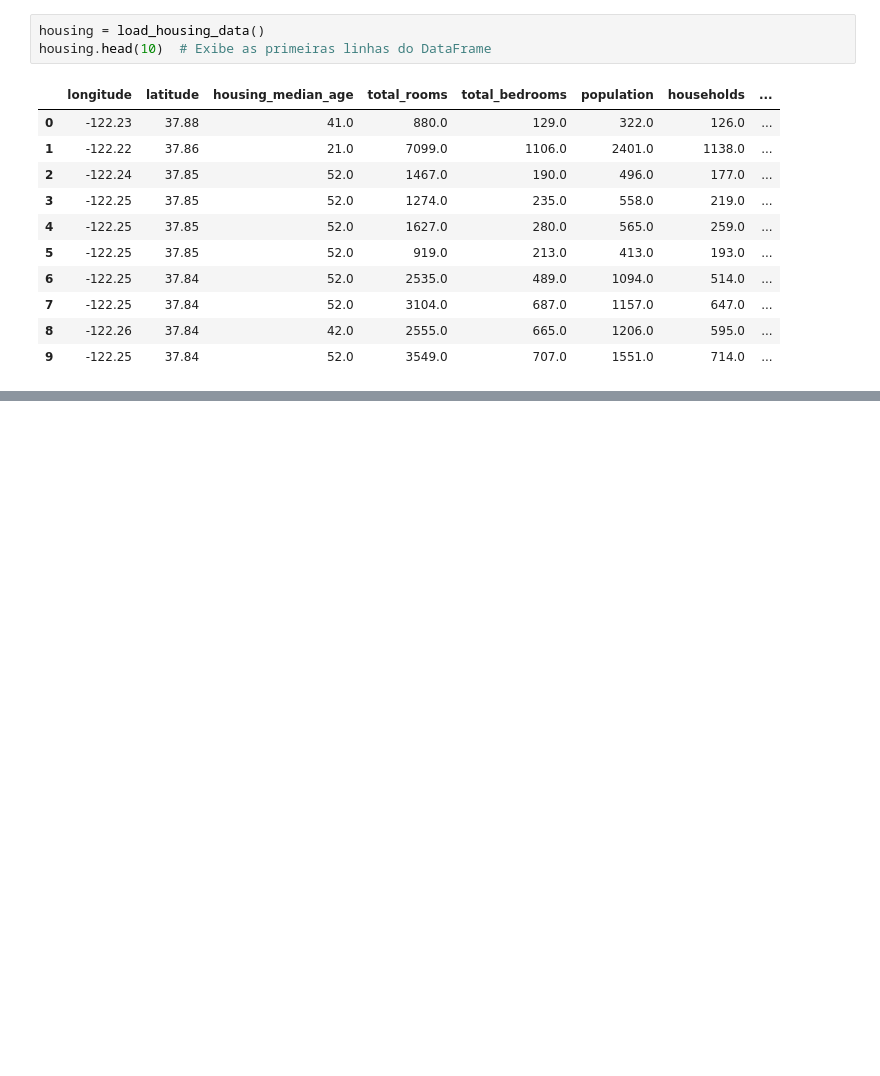
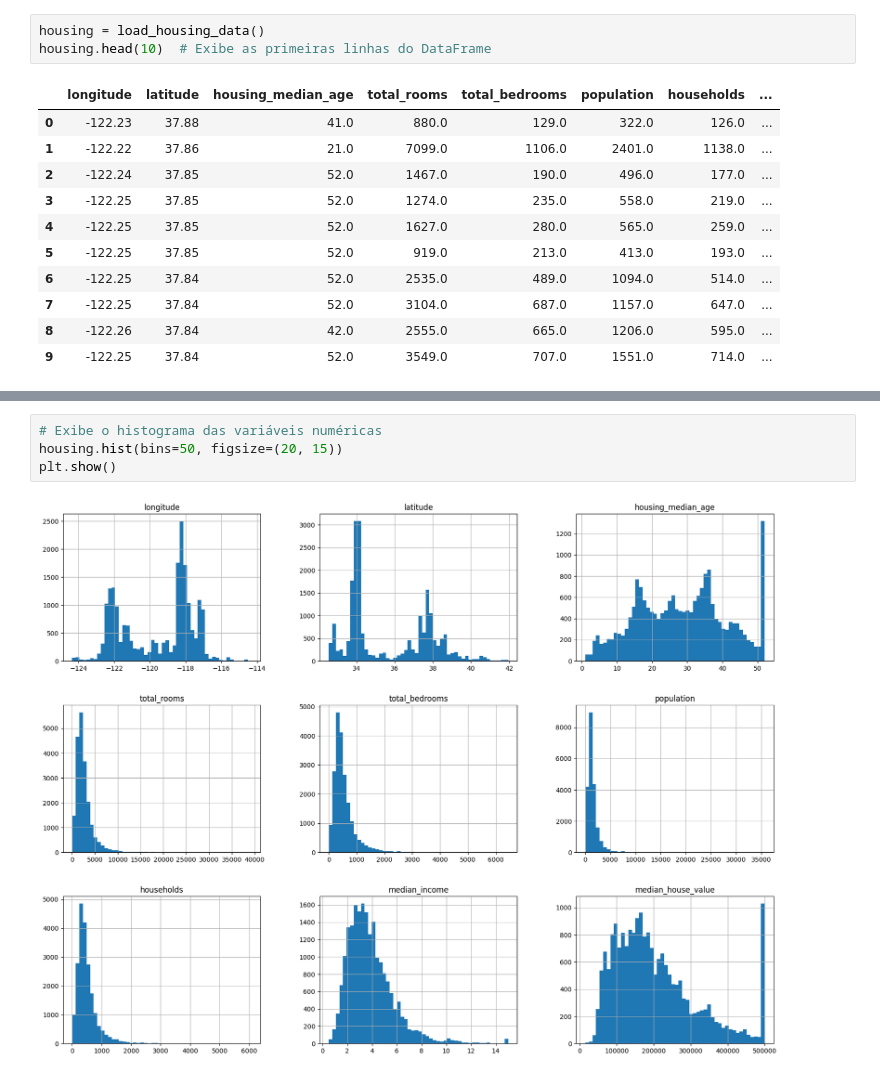
Before and after one commit to ribeirolucas962/Projeto_aprendizado_de-maquina_Scikit_learn_Keras_TensorFlow, a Jupyter notebook: aprendizado_de_maquina.ipynb, the cells around one changed output, grey strips where cells are left out. Saved outputs shown, nothing was run; the diff lists cells and outputs as text; blank space fills up the shorter version.

```diff
--- a/aprendizado_de_maquina.ipynb
+++ b/aprendizado_de_maquina.ipynb
@@ -35,0 +83,6 @@ housing.head(10)  # Exibe as primeiras linhas do DataFrame
+# %%
+# Exibe o histograma das variáveis numéricas
+housing.hist(bins=50, figsize=(20, 15))
+plt.show()
+# %% [output]
+[figure, added]
```
Also changed, not shown: parts of 4 cells of this notebook.
